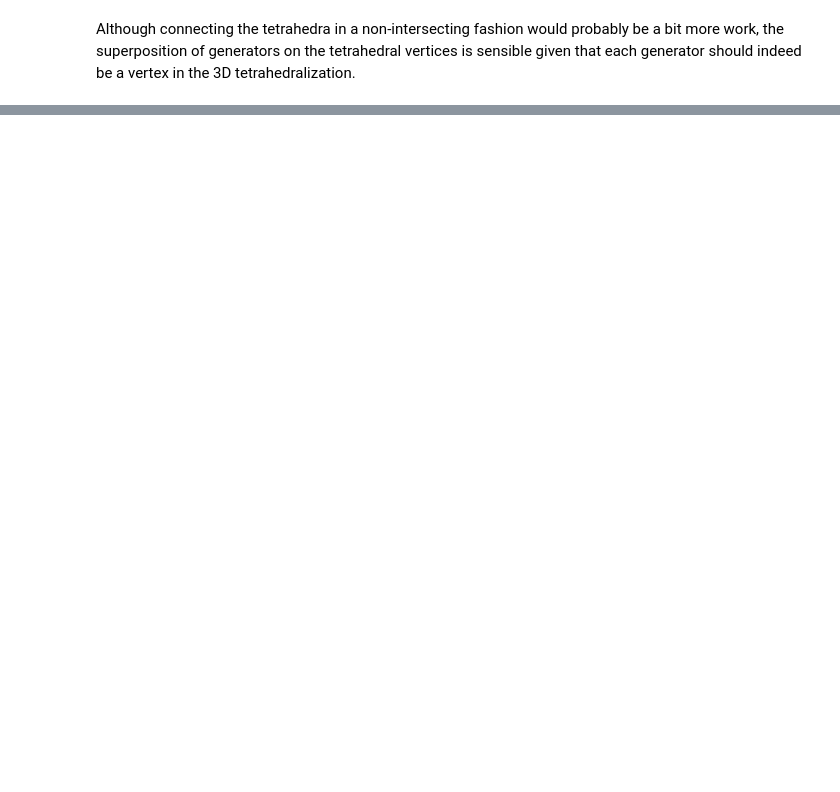
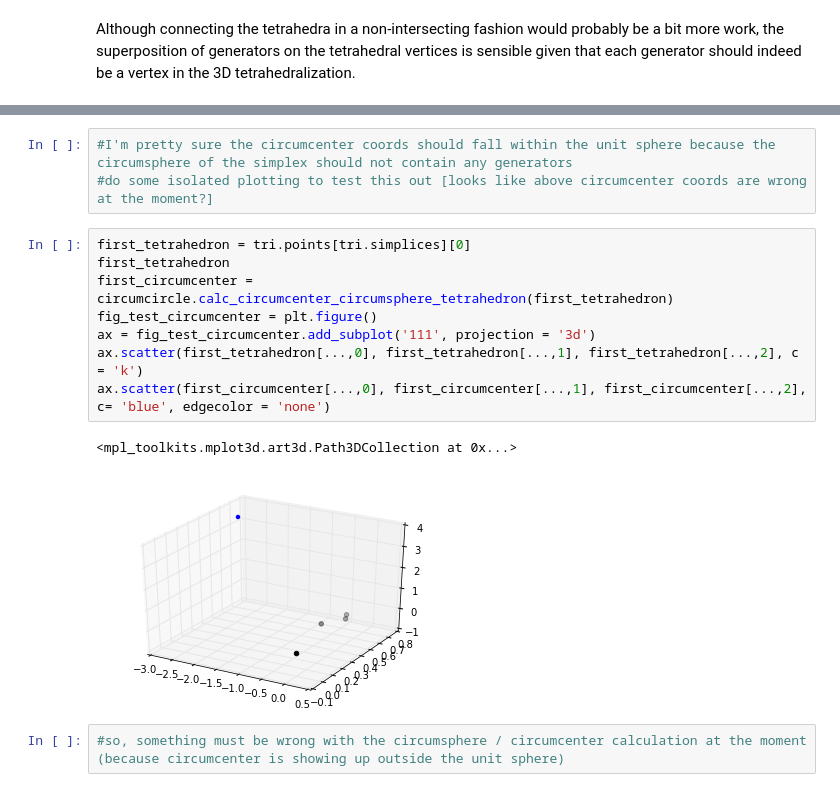
Before and after one commit to tylerjereddy/py_sphere_Voronoi, a Jupyter notebook: Delaunay_centroid_approach.ipynb, the cells around one changed output, grey strips where cells are left out. Saved outputs shown, nothing was run; the diff lists cells and outputs as text; blank space fills up the shorter version.

```diff
--- a/Delaunay_centroid_approach.ipynb
+++ b/Delaunay_centroid_approach.ipynb
@@ -80,0 +91,16 @@ circumcenter_coordinate_array.shape
+# %%
+#I'm pretty sure the circumcenter coords should fall within the unit sphere because the circumsphere of the simplex should not contain any generators
+#do some isolated plotting to test this out [looks like above circumcenter coords are wrong at the moment?]
+# %%
+first_tetrahedron = tri.points[tri.simplices][0]
+first_tetrahedron
+first_circumcenter = circumcircle.calc_circumcenter_circumsphere_tetrahedron(first_tetrahedron)
+fig_test_circumcenter = plt.figure()
+ax = fig_test_circumcenter.add_subplot('111', projection = '3d')
+ax.scatter(first_tetrahedron[...,0], first_tetrahedron[...,1], first_tetrahedron[...,2], c = 'k')
+ax.scatter(first_circumcenter[...,0], first_circumcenter[...,1], first_circumcenter[...,2], c= 'blue', edgecolor = 'none')
+# %% [output]
+<mpl_toolkits.mplot3d.art3d.Path3DCollection at 0x...>
+[figure, added]
+# %%
+#so, something must be wrong with the circumsphere / circumcenter calculation at the moment (because circumcenter is showing up outside the unit sphere)
```
Also changed, not shown: parts of 7 cells of this notebook, 1 other file.
